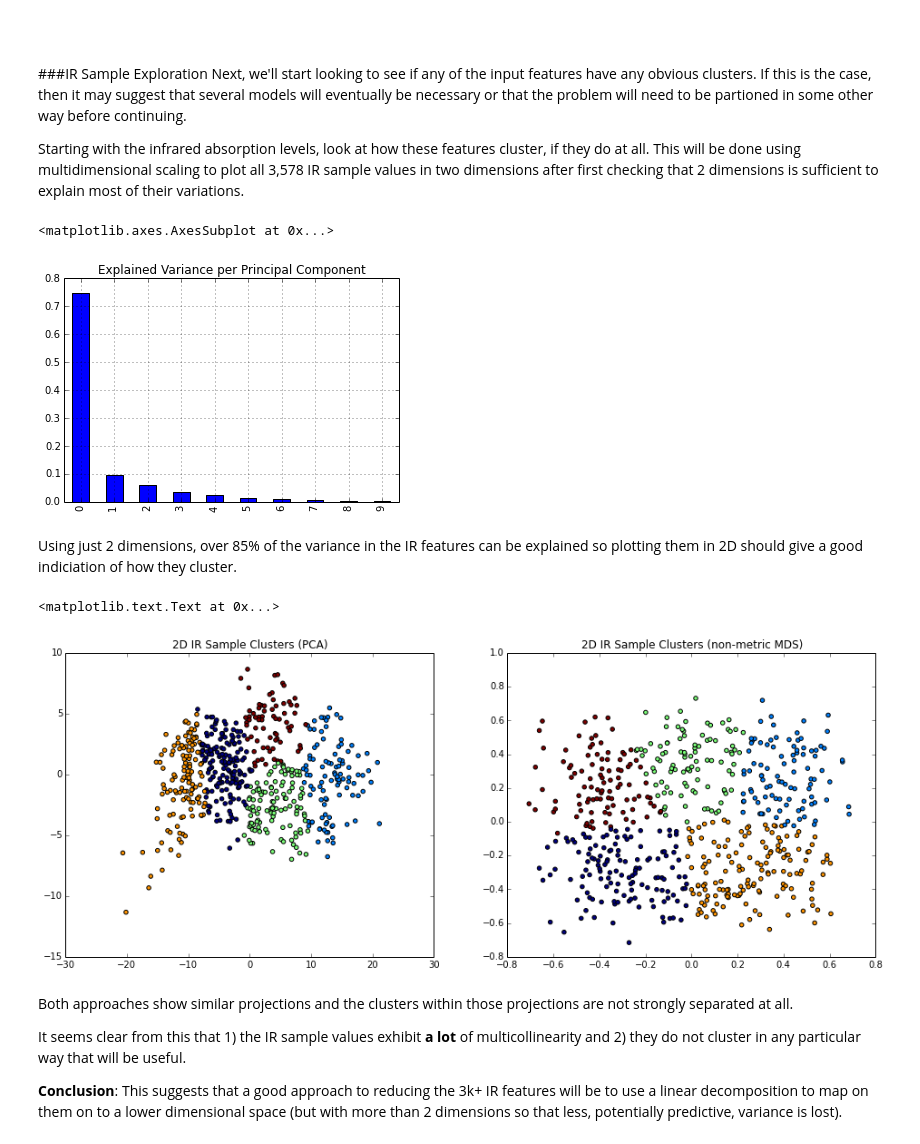
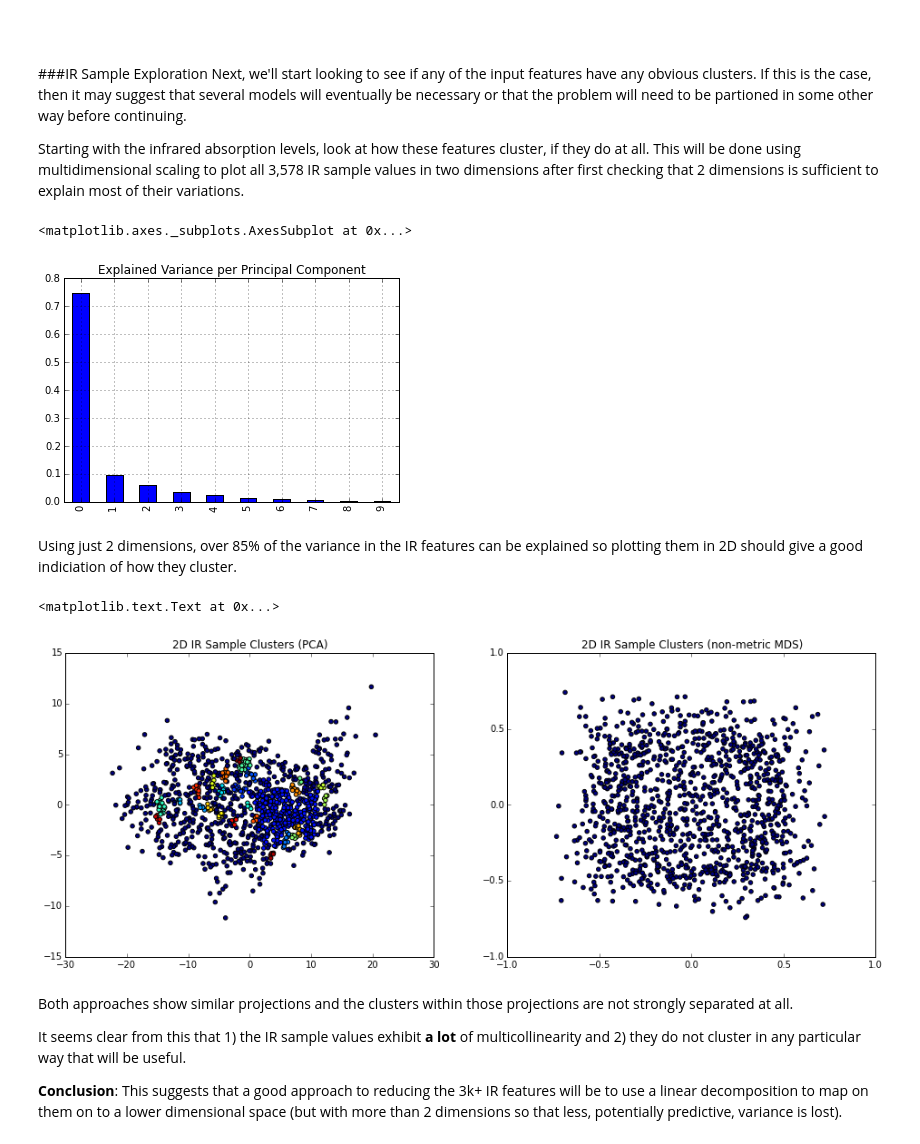
Before and after one commit to eric-czech/portfolio, a Jupyter notebook: demonstrative/python/notebooks/kaggle_soil.ipynb, the cells around one changed output. Saved outputs shown, nothing was run; the diff lists cells and outputs as text; code cells hidden in the pictures.

Commit message:
kaggle soil comp

```diff
--- a/demonstrative/python/notebooks/kaggle_soil.ipynb
+++ b/demonstrative/python/notebooks/kaggle_soil.ipynb
@@ -74,13 +76,15 @@ class Dataset:
         # Set the unique identifier for each sample as well
         # as other commonly used properties
         self.data.set_index('PIDN', inplace=True)
-        self.N = len(self.data)
         self.cols = self.data.columns.tolist()
 
         # Remove features for CO2 spectra wavelengths -- competition hosts suggested doing this
         cols_co2_spectra = ['m2379.76','m2377.83','m2375.9','m2373.97','m2372.04','m2370.11''m2368.18','m2366.26','m2364.33','m2362.4','m2360.47','m2358.54''m2356.61','m2354.68','m2352.76']
         self.data = self.data[[col for col in self.cols if col not in cols_co2_spectra]]
         self.cols = self.data.columns.tolist()
+
+    def N(self):
+        return len(self.data)
 
     def X_IR(self):
         return self.data[[col for col in self.cols if col.startswith('m')]]
@@ -102,8 +106,8 @@ class Dataset:
 # %% [markdown]
 Create a new instance of the dataset and print a short summary.
 # %%
-dataset = Dataset(sample_rate=1)
-print 'Number of samples = {}, number of columns = {}'.format(dataset.N, dataset.data.shape[1])
+dataset = Dataset(sample_rate=1, f='/home/ubuntu/kaggle/soil/data/training.csv')
+print 'Number of samples = {}, number of columns = {}'.format(dataset.N(), dataset.data.shape[1])
 dataset.data.head()
 # %% [output]
 Number of samples = 1157, number of columns = 3588
@@ -130,38 +134,40 @@ pca = decomposition.PCA(n_components=10).fit(dataset.X_IR())
 pd.Series(pca.explained_variance_ratio_)\
 .order(ascending=False).plot(kind='bar', title='Explained Variance per Principal Component')
 # %% [output]
-<matplotlib.axes.AxesSubplot at 0x...>
+<matplotlib.axes._subplots.AxesSubplot at 0x...>
 [figure]
 # %% [markdown]
 Using just 2 dimensions, over 85% of the variance in the IR features can be explained so plotting them in 2D should give a good indiciation of how they cluster.
 # %%
 from sklearn import manifold
-from sklearn.cluster import KMeans
+from sklearn.cluster import KMeans, DBSCAN
 
 # Apply the first 2 eigenvectors from the decomposition to the original dataset
 x_pca = pca.transform(dataset.X_IR())[:,:2]
 
-# As a guess, try to cluster all the decomposed points into 5 separate clusters
-c_pca = KMeans(n_clusters=5).fit(x_pca)
+# Cluster the projected points
+c_pca = DBSCAN().fit(x_pca)
+#c_pca = KMeans(n_clusters=5).fit(x_pca)
 
 # For the sake of validation through an alternative approach, attempt
 # the same 2D clustering via non-metric MDS.
 mds = manifold.MDS(n_components=2, metric=False, max_iter=3000, eps=1e-9, n_jobs=-1)
 x_mds = mds.fit(dataset.X_IR()).embedding_
 
 # And cluster those results as well
-c_mds = KMeans(n_clusters=5).fit(x_mds)
+c_mds = DBSCAN().fit(x_mds)
+#c_mds = KMeans(n_clusters=5).fit(x_mds)
 
 # Plot the results
 fig, ax = plt.subplots(1, 2)
 fig.set_size_inches(16, 6)
 ax[0].scatter(x_pca[:,0], x_pca[:,1], c=c_pca.labels_.astype(np.float))
 ax[0].set_title('2D IR Sample Clusters (PCA)')
 ax[1].scatter(x_mds[:,0], x_mds[:,1], c=c_mds.labels_.astype(np.float))
 ax[1].set_title('2D IR Sample Clusters (non-metric MDS)')
 # %% [output]
 <matplotlib.text.Text at 0x...>
-[figure, old version]
+[figure, new version]
 # %% [markdown]
 Both approaches show similar projections and the clusters within those projections are not strongly separated at all.
 
```
Also changed, not shown: parts of 66 cells of this notebook.
